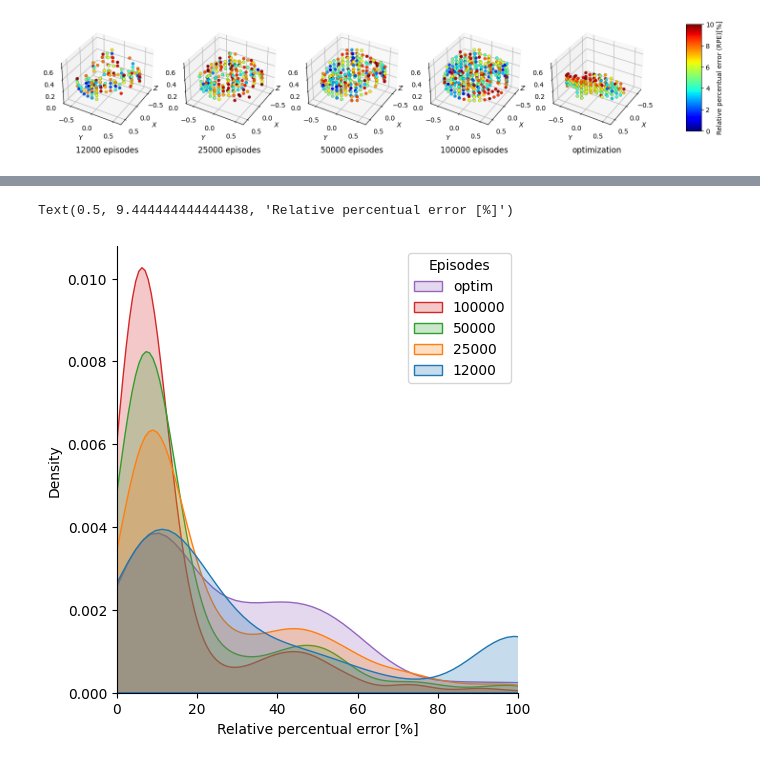
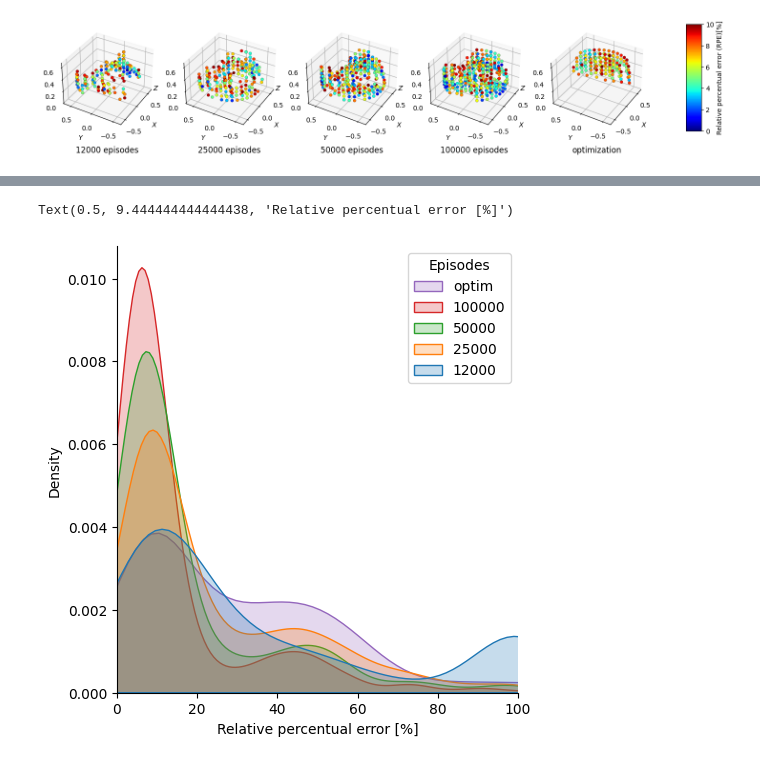
Before and after one commit to jprogrammer13/jumpleg_rl, a Jupyter notebook: utils/feasible_region.ipynb, the cells around one changed output, grey strips where cells are left out. Cells and saved outputs as stored; diff of their text form; code cells hidden in the pictures.

```diff
--- a/utils/feasible_region.ipynb
+++ b/utils/feasible_region.ipynb
@@ -56,32 +56,32 @@ for i,test in enumerate(tests):
     # Filter points with perc_error < err_treshold
     idx = perc_error <= err_treshold
     err_filter = perc_error[idx]
     feasible_region = target_points[idx, :]
     n_of_point = len(err_filter)
 
 
     ax = fig.add_subplot(1, len(tests), i+1, projection='3d')
     ax.margins(x=0,y=0,z=0)
     ax.set_xlim(-.65, .65)
     ax.set_ylim(-.65, .65)
     ax.set_zlim(0, .66)
     ax.set_xlabel('$X$')
     ax.set_ylabel('$Y$')
     ax.set_zlabel('$Z$')
-    ax.view_init(azim=30,elev=35)
+    ax.view_init(azim=-150,elev=35)
     feasible_plot = ax.scatter(feasible_region[:, 0], feasible_region[:, 1], feasible_region[:, 2],
                                     c=err_filter, alpha=1, edgecolors="black", linewidths=0.2,
                                     cmap=cmap, norm=norm)
 
     if test != 'optim':
         ax.set_title( f'{test} episodes', y=.0, pad=-35)
     else:
         ax.set_title( 'optimization', y=.0, pad=-35)
 
 cbar_ax = fig.add_axes([0.95, 0.15, 0.02, 0.7])
 fig.colorbar(feasible_plot, shrink=0.3, label='Relative percentual error (RPE)[%]', cax=cbar_ax)
 # fig.suptitle('Target positions with RPE $\leq$ 0.1')
 fig.savefig(os.path.join('plots', f'feasible_filtered.png'), dpi=500, bbox_inches='tight')
 fig.show()
 # %% [output]
-[figure, old version]
+[figure, new version]
```
Also changed, not shown: parts of 5 cells of this notebook, 6 other files.
